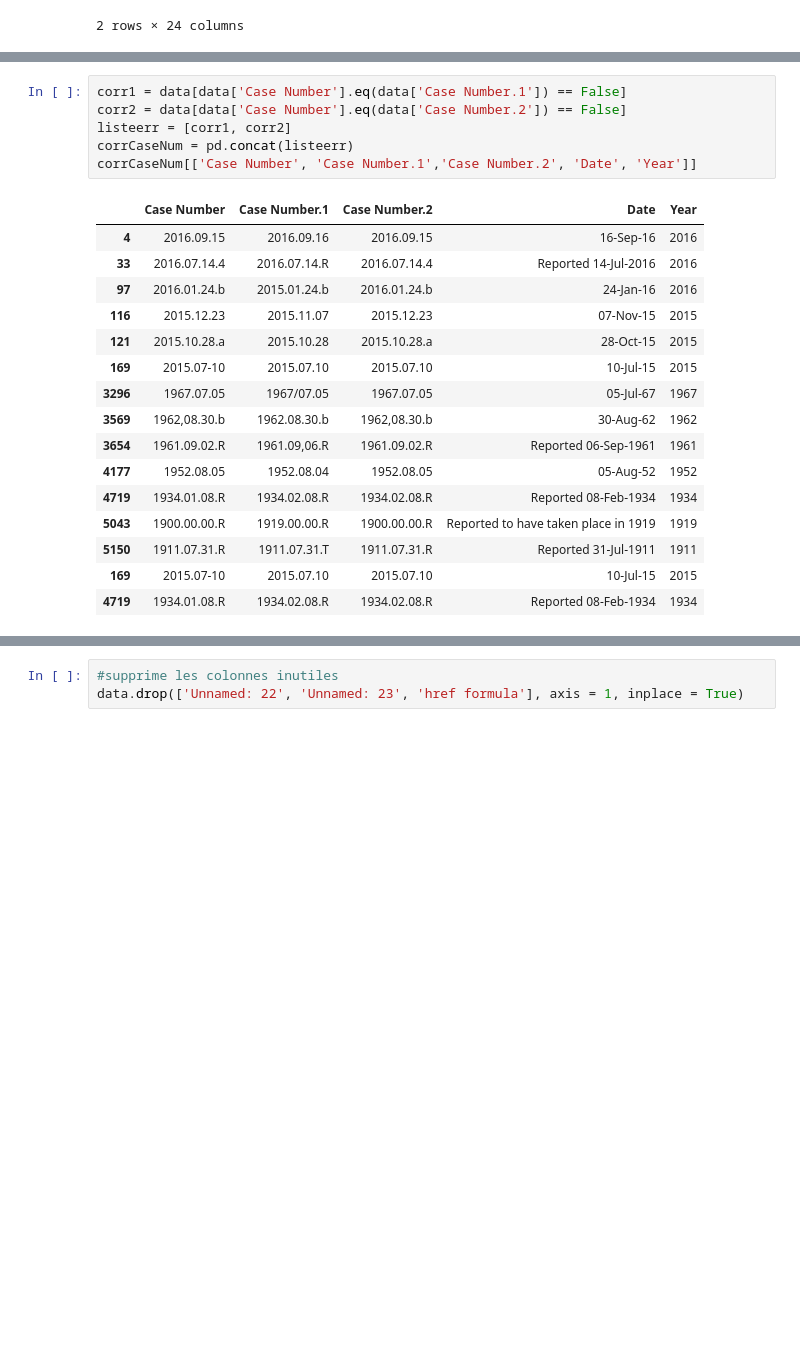
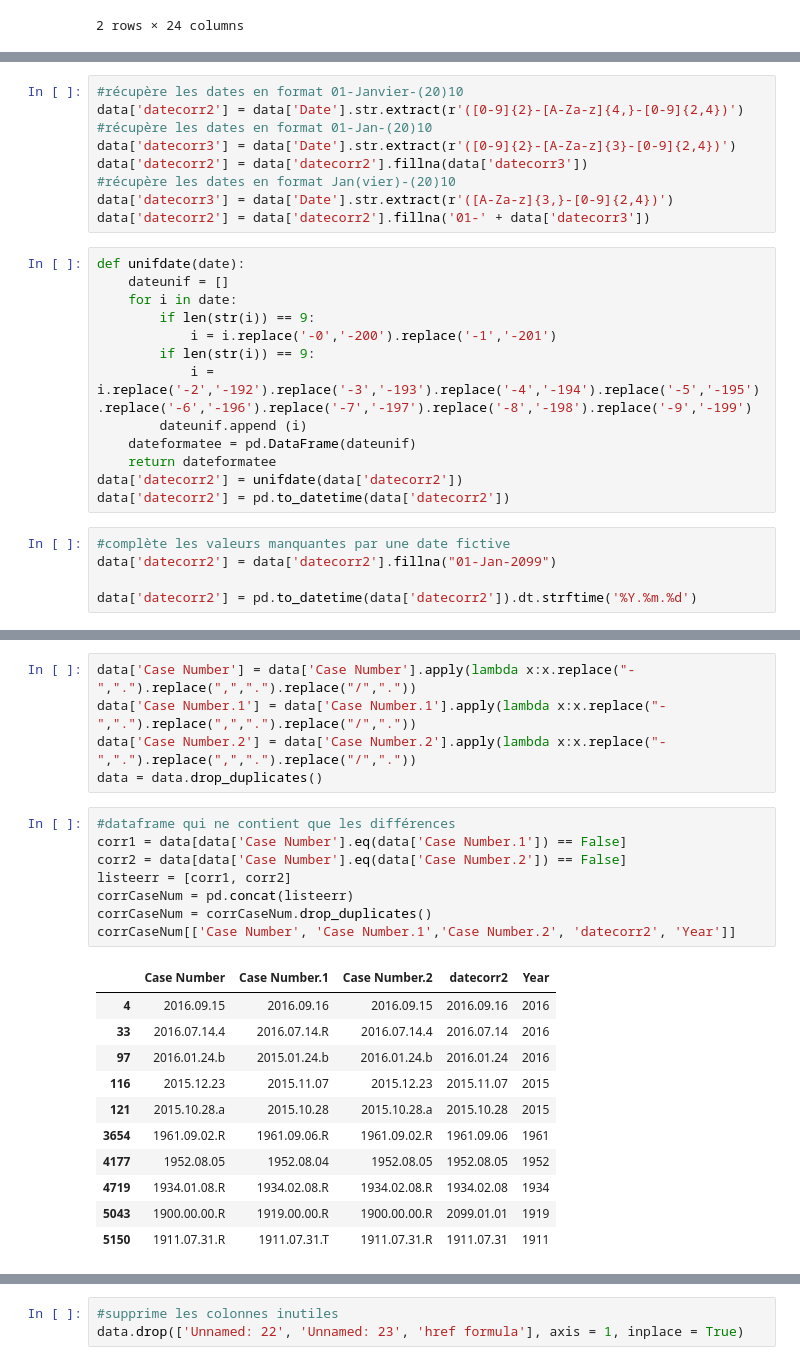
Before and after one commit to Llekie/ironhack-datalabs-dataparis0619-pt, a Jupyter notebook: module-1/pandas-project/your-code/challenge.ipynb, the cells around one changed output, grey strips where cells are left out. Cells and saved outputs as stored; diff of their text form; blank space fills up the shorter version.

```diff
--- a/module-1/pandas-project/your-code/challenge.ipynb
+++ b/module-1/pandas-project/your-code/challenge.ipynb
@@ -234,0 +122,27 @@ data[data['href'].isnull()]
+# %%
+#récupère les dates en format 01-Janvier-(20)10
+data['datecorr2'] = data['Date'].str.extract(r'([0-9]{2}-[A-Za-z]{4,}-[0-9]{2,4})')
+#récupère les dates en format 01-Jan-(20)10
+data['datecorr3'] = data['Date'].str.extract(r'([0-9]{2}-[A-Za-z]{3}-[0-9]{2,4})')
+data['datecorr2'] = data['datecorr2'].fillna(data['datecorr3'])
+#récupère les dates en format Jan(vier)-(20)10
+data['datecorr3'] = data['Date'].str.extract(r'([A-Za-z]{3,}-[0-9]{2,4})')
+data['datecorr2'] = data['datecorr2'].fillna('01-' + data['datecorr3'])
+# %%
+def unifdate(date):
+    dateunif = []
+    for i in date:
+        if len(str(i)) == 9:
+            i = i.replace('-0','-200').replace('-1','-201')
+        if len(str(i)) == 9:
+            i = i.replace('-2','-192').replace('-3','-193').replace('-4','-194').replace('-5','-195').replace('-6','-196').replace('-7','-197').replace('-8','-198').replace('-9','-199')
+        dateunif.append (i)
+    dateformatee = pd.DataFrame(dateunif)
+    return dateformatee
+data['datecorr2'] = unifdate(data['datecorr2'])
+data['datecorr2'] = pd.to_datetime(data['datecorr2'])
+# %%
+#complète les valeurs manquantes par une date fictive
+data['datecorr2'] = data['datecorr2'].fillna("01-Jan-2099")
+
+data['datecorr2'] = pd.to_datetime(data['datecorr2']).dt.strftime('%Y.%m.%d')
@@ -235,23 +169,25 @@ data[data['href'].isnull()]
+# %%
+data['Case Number'] = data['Case Number'].apply(lambda x:x.replace("-",".").replace(",",".").replace("/","."))
+data['Case Number.1'] = data['Case Number.1'].apply(lambda x:x.replace("-",".").replace(",",".").replace("/","."))
+data['Case Number.2'] = data['Case Number.2'].apply(lambda x:x.replace("-",".").replace(",",".").replace("/","."))
+data = data.drop_duplicates()
 # %%
+#dataframe qui ne contient que les différences
 corr1 = data[data['Case Number'].eq(data['Case Number.1']) == False]
 corr2 = data[data['Case Number'].eq(data['Case Number.2']) == False]
 listeerr = [corr1, corr2]
 corrCaseNum = pd.concat(listeerr)
-corrCaseNum[['Case Number', 'Case Number.1','Case Number.2', 'Date', 'Year']]
+corrCaseNum = corrCaseNum.drop_duplicates()
+corrCaseNum[['Case Number', 'Case Number.1','Case Number.2', 'datecorr2', 'Year']]
 # %% [output]
-|  | Case Number | Case Number.1 | Case Number.2 | Date | Year |
-| 4 | 2016.09.15 | 2016.09.16 | 2016.09.15 | 16-Sep-16 | 2016 |
-| 33 | 2016.07.14.4 | 2016.07.14.R | 2016.07.14.4 | Reported 14-Jul-2016 | 2016 |
-| 97 | 2016.01.24.b | 2015.01.24.b | 2016.01.24.b | 24-Jan-16 | 2016 |
-| 116 | 2015.12.23 | 2015.11.07 | 2015.12.23 | 07-Nov-15 | 2015 |
-| 121 | 2015.10.28.a | 2015.10.28 | 2015.10.28.a | 28-Oct-15 | 2015 |
-| 169 | 2015.07-10 | 2015.07.10 | 2015.07.10 | 10-Jul-15 | 2015 |
-| 3296 | 1967.07.05 | 1967/07.05 | 1967.07.05 | 05-Jul-67 | 1967 |
-| 3569 | 1962,08.30.b | 1962.08.30.b | 1962,08.30.b | 30-Aug-62 | 1962 |
-| 3654 | 1961.09.02.R | 1961.09,06.R | 1961.09.02.R | Reported 06-Sep-1961 | 1961 |
-| 4177 | 1952.08.05 | 1952.08.04 | 1952.08.05 | 05-Aug-52 | 1952 |
-| 4719 | 1934.01.08.R | 1934.02.08.R | 1934.02.08.R | Reported 08-Feb-1934 | 1934 |
-| 5043 | 1900.00.00.R | 1919.00.00.R | 1900.00.00.R | Reported to have taken place in 1919 | 1919 |
-| 5150 | 1911.07.31.R | 1911.07.31.T | 1911.07.31.R | Reported 31-Jul-1911 | 1911 |
-| 169 | 2015.07-10 | 2015.07.10 | 2015.07.10 | 10-Jul-15 | 2015 |
-| 4719 | 1934.01.08.R | 1934.02.08.R | 1934.02.08.R | Reported 08-Feb-1934 | 1934 |
+|  | Case Number | Case Number.1 | Case Number.2 | datecorr2 | Year |
+| 4 | 2016.09.15 | 2016.09.16 | 2016.09.15 | 2016.09.16 | 2016 |
+| 33 | 2016.07.14.4 | 2016.07.14.R | 2016.07.14.4 | 2016.07.14 | 2016 |
+| 97 | 2016.01.24.b | 2015.01.24.b | 2016.01.24.b | 2016.01.24 | 2016 |
+| 116 | 2015.12.23 | 2015.11.07 | 2015.12.23 | 2015.11.07 | 2015 |
+| 121 | 2015.10.28.a | 2015.10.28 | 2015.10.28.a | 2015.10.28 | 2015 |
+| 3654 | 1961.09.02.R | 1961.09.06.R | 1961.09.02.R | 1961.09.06 | 1961 |
+| 4177 | 1952.08.05 | 1952.08.04 | 1952.08.05 | 1952.08.05 | 1952 |
+| 4719 | 1934.01.08.R | 1934.02.08.R | 1934.02.08.R | 1934.02.08 | 1934 |
+| 5043 | 1900.00.00.R | 1919.00.00.R | 1900.00.00.R | 2099.01.01 | 1919 |
+| 5150 | 1911.07.31.R | 1911.07.31.T | 1911.07.31.R | 1911.07.31 | 1911 |
```
Also changed, not shown: parts of 35 cells of this notebook, 3 other files.
